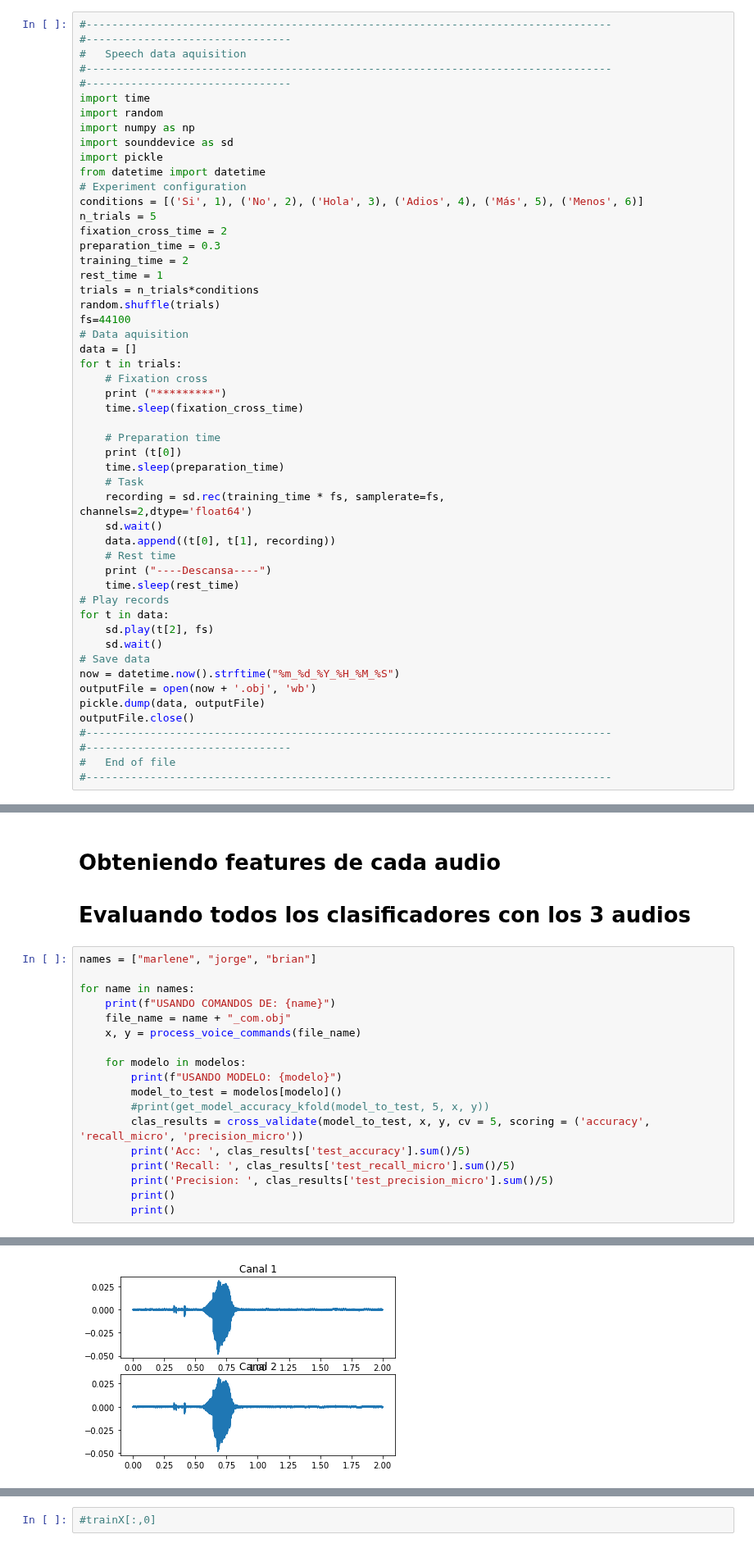
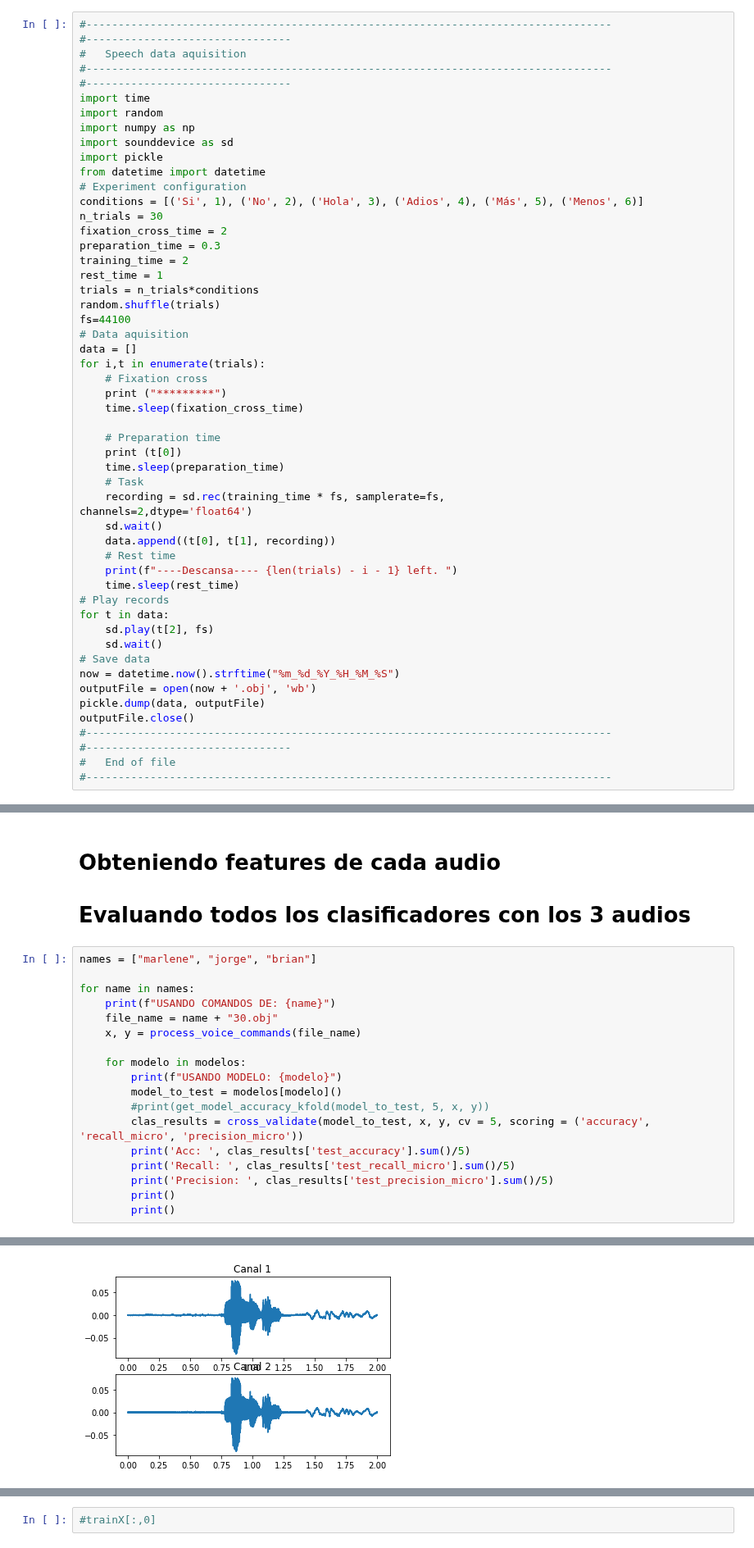
Before and after one commit to Los-Furros/modelos_reconocimiento_voz, a Jupyter notebook: proyecto.ipynb, the cells around one changed output, grey strips where cells are left out. Shown at 82% size. Cells and saved outputs as stored; diff of their text form.

```diff
--- a/proyecto.ipynb
+++ b/proyecto.ipynb
@@ -128,7 +128,7 @@ import pickle
 from datetime import datetime
 # Experiment configuration
 conditions = [('Si', 1), ('No', 2), ('Hola', 3), ('Adios', 4), ('Más', 5), ('Menos', 6)]
-n_trials = 5
+n_trials = 30
 fixation_cross_time = 2
 preparation_time = 0.3
 training_time = 2
@@ -138,7 +138,7 @@ random.shuffle(trials)
 fs=44100
 # Data aquisition
 data = []
-for t in trials:
+for i,t in enumerate(trials):
     # Fixation cross
     print ("*********")
     time.sleep(fixation_cross_time)
@@ -152,7 +152,7 @@ channels=2,dtype='float64')
     sd.wait()
     data.append((t[0], t[1], recording))
     # Rest time
-    print ("----Descansa----")
+    print(f"----Descansa---- {len(trials) - i - 1} left. ")
     time.sleep(rest_time)
 # Play records
 for t in data:
@@ -344,21 +342,21 @@ modelos = {
 # %%
 names = ["marlene", "jorge", "brian"]
 
 for name in names:
     print(f"USANDO COMANDOS DE: {name}")
-    file_name = name + "_com.obj"
+    file_name = name + "30.obj"
     x, y = process_voice_commands(file_name)
 
     for modelo in modelos:
         print(f"USANDO MODELO: {modelo}")
         model_to_test = modelos[modelo]()
         #print(get_model_accuracy_kfold(model_to_test, 5, x, y))
         clas_results = cross_validate(model_to_test, x, y, cv = 5, scoring = ('accuracy', 'recall_micro', 'precision_micro'))
         print('Acc: ', clas_results['test_accuracy'].sum()/5)
         print('Recall: ', clas_results['test_recall_micro'].sum()/5)
         print('Precision: ', clas_results['test_precision_micro'].sum()/5)
         print()
         print()
 # %% [output]
 USANDO COMANDOS DE: marlene
-[figure, old version]
+[figure, new version]
```
Also changed, not shown: parts of 10 cells of this notebook, 1 other file.
